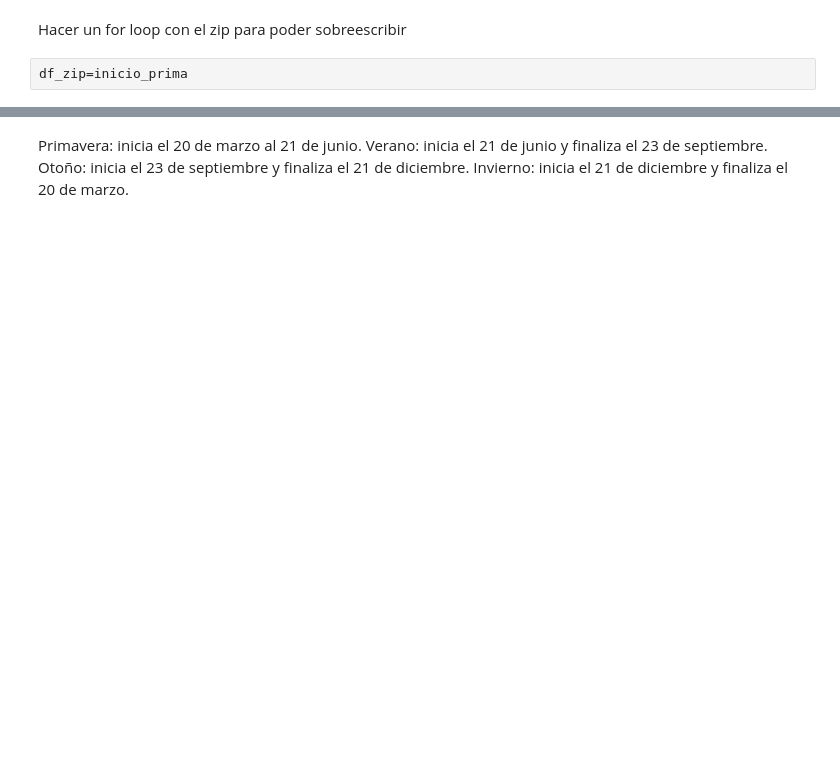
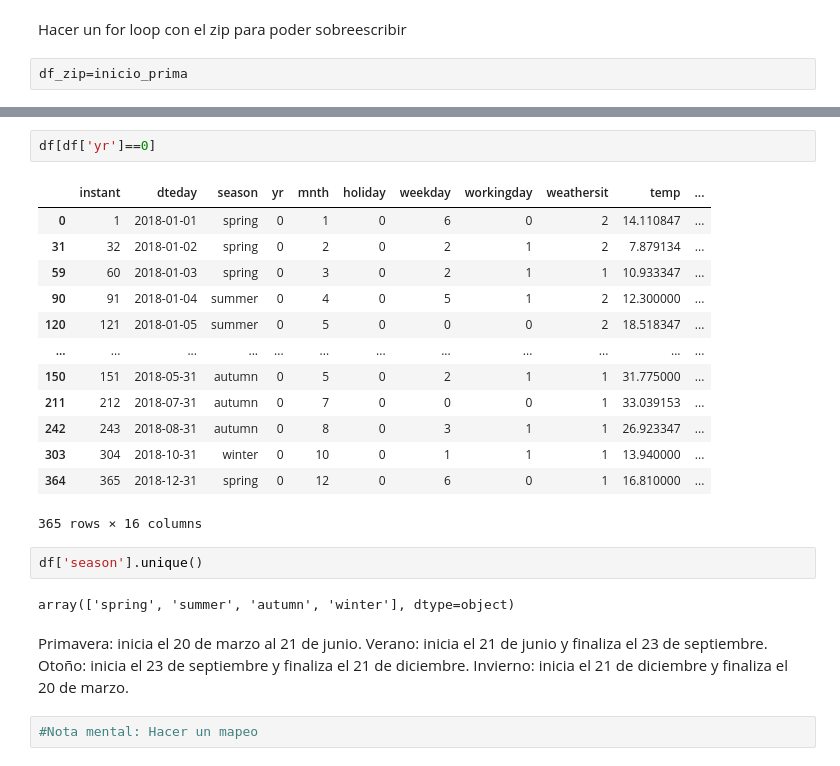
Before and after one commit to Adalab/project-DA-promo-B-modulo-3-team-1, a Jupyter notebook: tratamiento.ipynb, the cells around one changed output, grey strips where cells are left out. Drawn from its saved outputs; the diff is of its cells as text; blank space fills up the shorter version.

Commit message:
mapeo

```diff
--- a/tratamiento.ipynb
+++ b/tratamiento.ipynb
@@ -197,2 +283,24 @@ df_primavera
+# %%
+df[df['yr']==0]
+# %% [output]
+|  | instant | dteday | season | yr | mnth | holiday | weekday | workingday | weathersit | temp | ... |
+| 0 | 1 | 2018-01-01 | spring | 0 | 1 | 0 | 6 | 0 | 2 | 14.110847 | ... |
+| 31 | 32 | 2018-01-02 | spring | 0 | 2 | 0 | 2 | 1 | 2 | 7.879134 | ... |
+| 59 | 60 | 2018-01-03 | spring | 0 | 3 | 0 | 2 | 1 | 1 | 10.933347 | ... |
+| 90 | 91 | 2018-01-04 | summer | 0 | 4 | 0 | 5 | 1 | 2 | 12.300000 | ... |
+| 120 | 121 | 2018-01-05 | summer | 0 | 5 | 0 | 0 | 0 | 2 | 18.518347 | ... |
+| ... | ... | ... | ... | ... | ... | ... | ... | ... | ... | ... | ... |
+| 150 | 151 | 2018-05-31 | autumn | 0 | 5 | 0 | 2 | 1 | 1 | 31.775000 | ... |
+| 211 | 212 | 2018-07-31 | autumn | 0 | 7 | 0 | 0 | 0 | 1 | 33.039153 | ... |
+| 242 | 243 | 2018-08-31 | autumn | 0 | 8 | 0 | 3 | 1 | 1 | 26.923347 | ... |
+| 303 | 304 | 2018-10-31 | winter | 0 | 10 | 0 | 1 | 1 | 1 | 13.940000 | ... |
+| 364 | 365 | 2018-12-31 | spring | 0 | 12 | 0 | 6 | 0 | 1 | 16.810000 | ... |
+365 rows × 16 columns
+# %%
+df['season'].unique()
+# %% [output]
+array(['spring', 'summer', 'autumn', 'winter'], dtype=object)
 # %% [markdown]
 Primavera: inicia el 20 de marzo al 21 de junio. Verano: inicia el 21 de junio y finaliza el 23 de septiembre. Otoño: inicia el 23 de septiembre y finaliza el 21 de diciembre. Invierno: inicia el 21 de diciembre y finaliza el 20 de marzo.
+# %%
+#Nota mental: Hacer un mapeo
```
Also changed, not shown: parts of 33 cells of this notebook, 1 other file.
